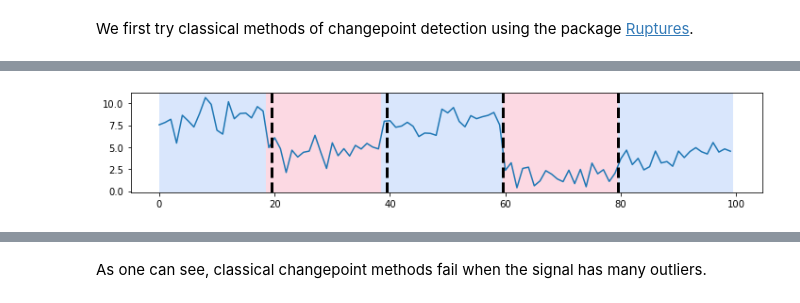
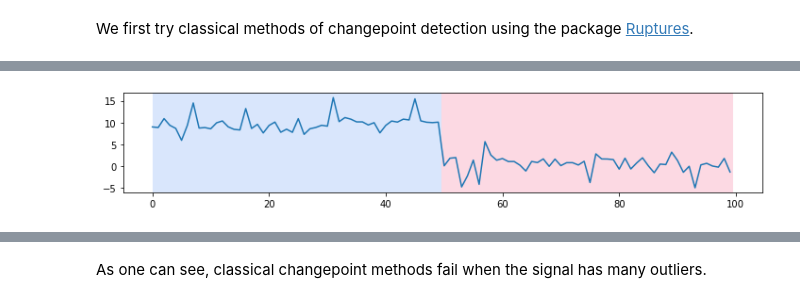
Before and after one commit to LinusBleistein/changepoint_outliers, a Jupyter notebook: imptests.ipynb, the cells around one changed output, grey strips where cells are left out. Drawn from its saved outputs; the diff is of its cells as text; code cells hidden in the pictures.

```diff
--- a/imptests.ipynb
+++ b/imptests.ipynb
@@ -36,7 +36,7 @@ def add_outliers(n_outliers,signal):
     outliers = np.random.choice(np.arange(1,sig_length),n_outliers,replace=False)
     test = np.zeros(sig_length)
     test[outliers] = 1
-    test = test*np.random.choice([-1,1], sig_length)*np.random.choice(np.arange(3,10),sig_length)*signal.mean()
+    test = test*np.random.choice([-1,1], sig_length)*np.random.choice(np.arange(1,2),sig_length)*signal.mean()
     test = test.reshape(sig_length,1)
     signal = signal + test
     return signal
@@ -51,7 +60,7 @@ fig, ax_array = rpt.display(signal, bkps)
+# %%
+fig, ax_array = rpt.display(signal, bkps)
+# %% [output]
+[figure, added]
 # %%
 algo = rpt.Dynp(model="l2").fit(signal)
-result = algo.predict(n_bkps=4)
-rpt.display(signal, bkps, result)
-plt.show()
+result = algo.predict(n_bkps=1)
-# %% [output]
-[figure, removed]
```
Also changed, not shown: parts of 15 cells of this notebook.
